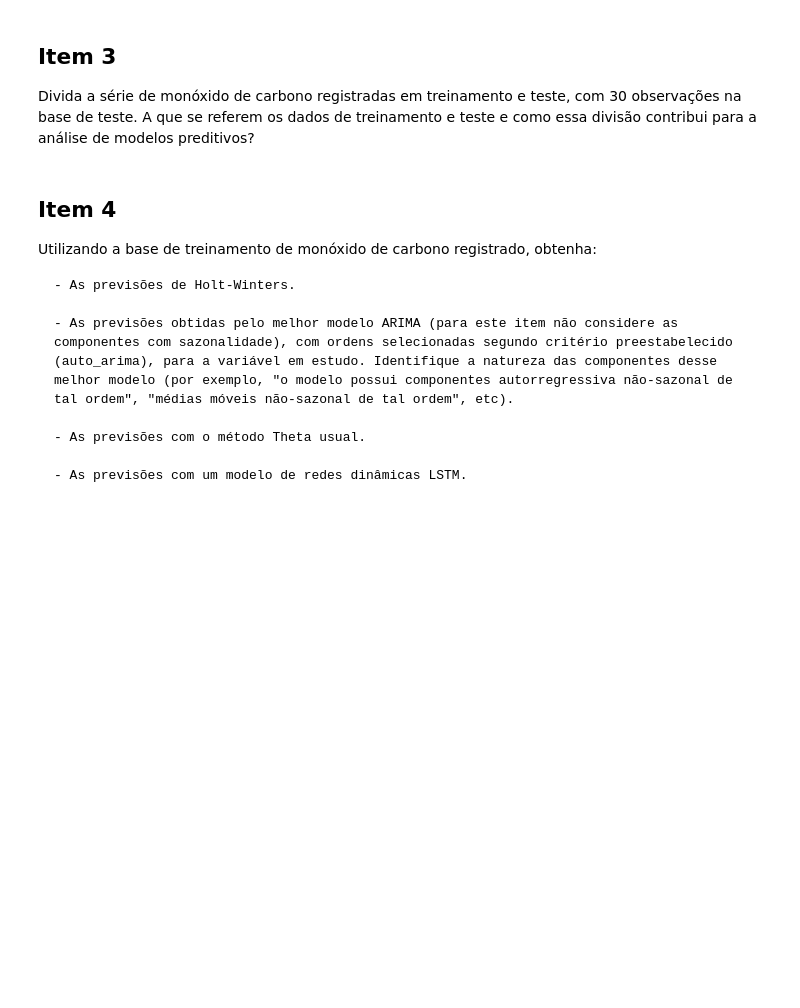
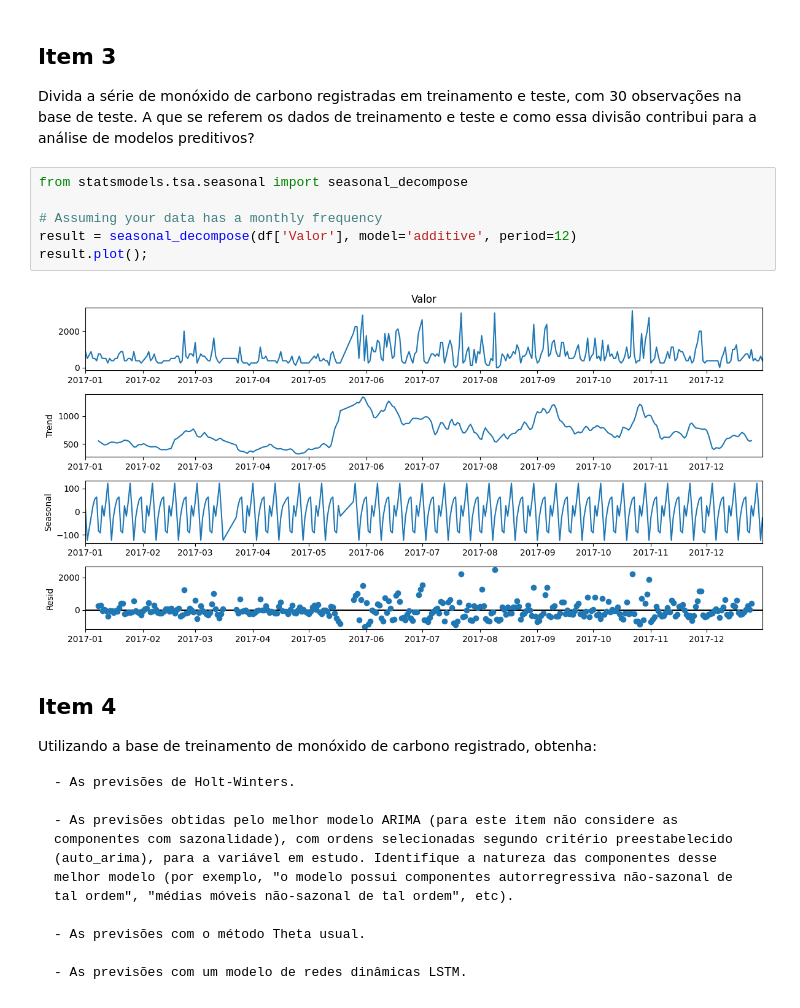
Before and after one commit to Magoji91/-Electric-power-consumption, a Jupyter notebook: Prova_Final_AD_2024.ipynb, the cells around one changed output. Saved outputs shown, nothing was run; the diff lists cells and outputs as text; blank space fills up the shorter version.

```diff
--- a/Prova_Final_AD_2024.ipynb
+++ b/Prova_Final_AD_2024.ipynb
@@ -132,6 +225,14 @@ Proponha uma decomposição dos dados de monóxido de carbono em tendência e sa
 ## Item 3
 
 Divida a série de monóxido de carbono registradas em treinamento e teste, com 30 observações na base de teste. A que se referem os dados de treinamento e teste e como essa divisão contribui para a análise de modelos preditivos?
+# %%
+from statsmodels.tsa.seasonal import seasonal_decompose
+
+# Assuming your data has a monthly frequency
+result = seasonal_decompose(df['Valor'], model='additive', period=12)
+result.plot();
+# %% [output]
+[figure, added]
 # %% [markdown]
 ## Item 4
 
```
Also changed, not shown: parts of 9 cells of this notebook.
